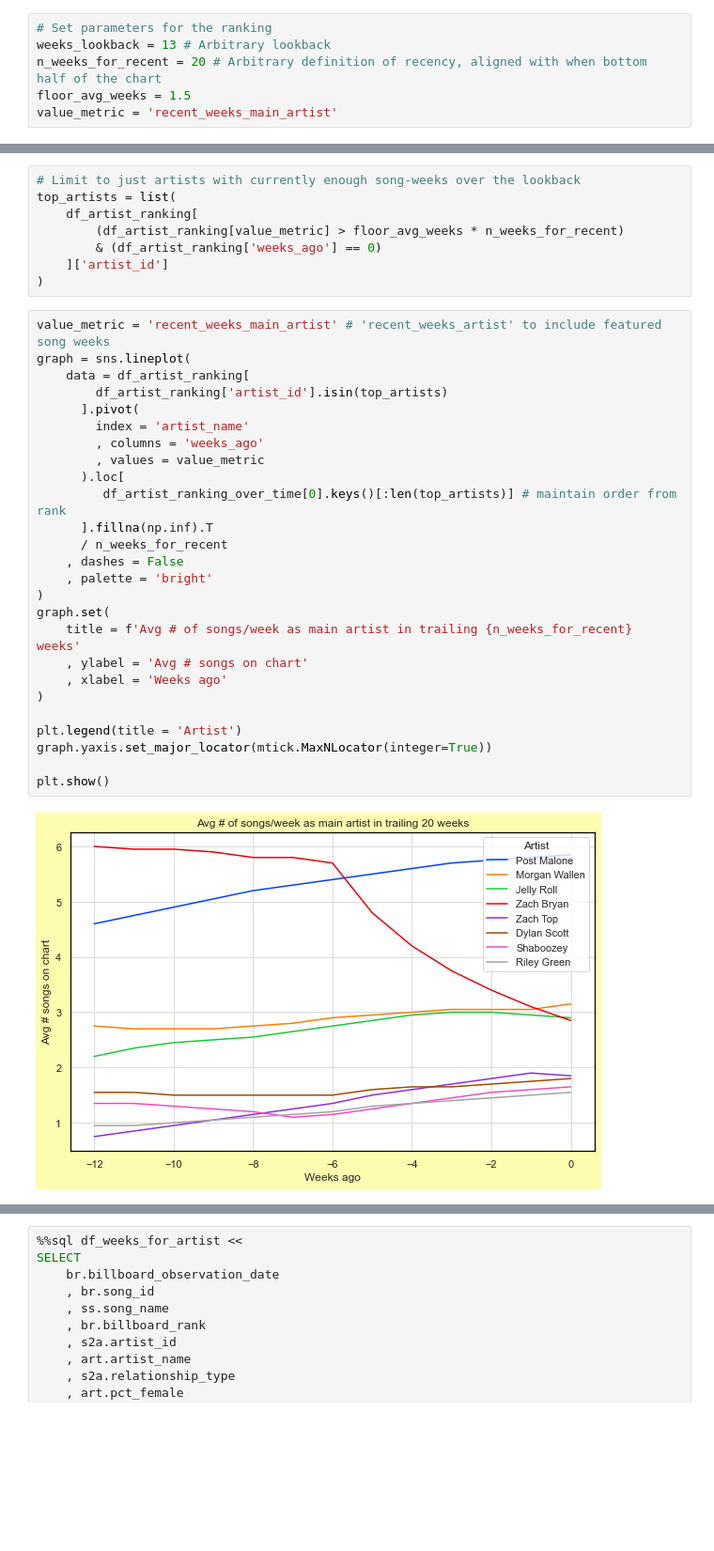
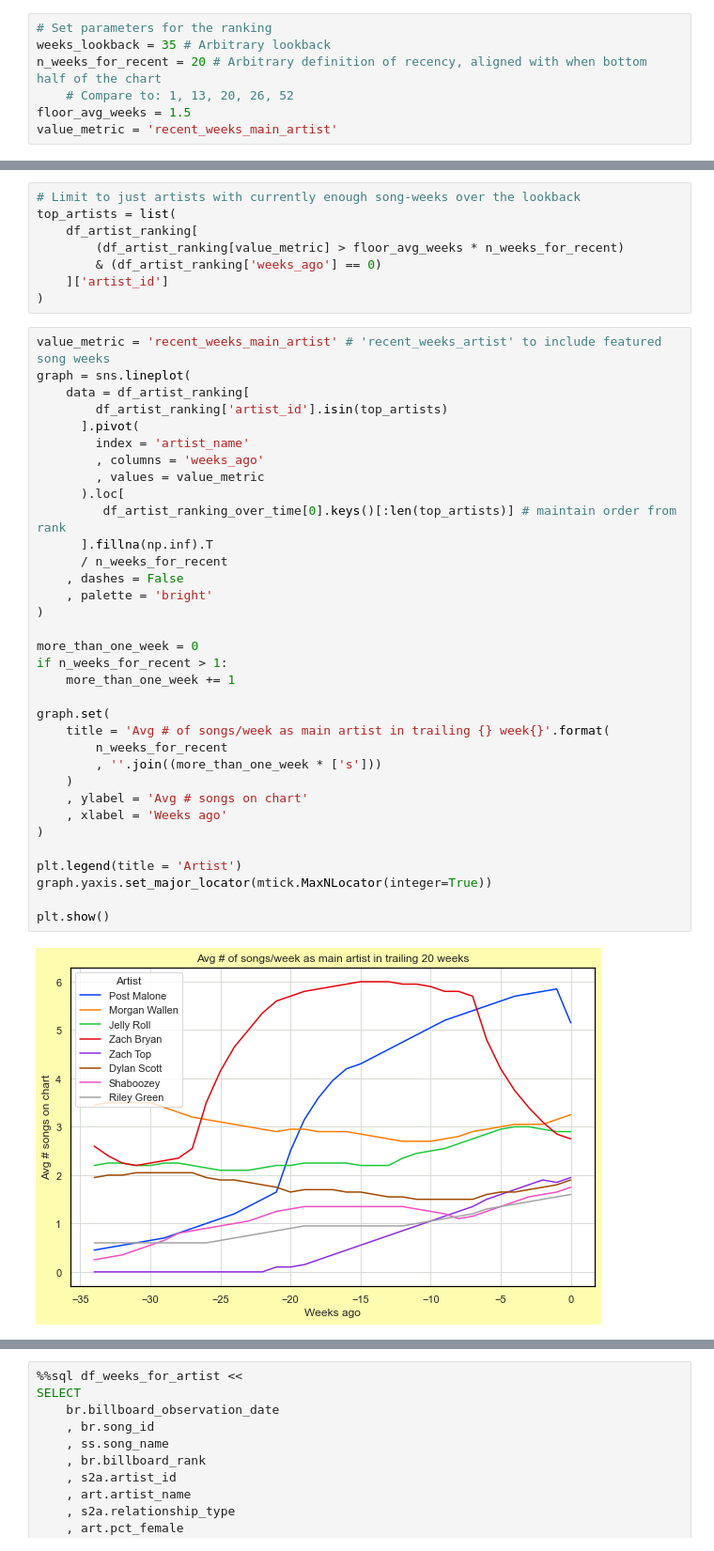
Before and after one commit to jwmanahan/billboard, a Jupyter notebook: add_new_week.ipynb, the cells around one changed output, grey strips where cells are left out. Shown at 94% size. Saved outputs shown, nothing was run; the diff lists cells and outputs as text; blank space fills up the shorter version.

```diff
--- a/add_new_week.ipynb
+++ b/add_new_week.ipynb
@@ -401,8 +381,9 @@ In a command terminal
 ## Run the ranking SQL script
 # %%
 # Set parameters for the ranking
-weeks_lookback = 13 # Arbitrary lookback
+weeks_lookback = 35 # Arbitrary lookback
 n_weeks_for_recent = 20 # Arbitrary definition of recency, aligned with when bottom half of the chart
+    # Compare to: 1, 13, 20, 26, 52
 floor_avg_weeks = 1.5
 value_metric = 'recent_weeks_main_artist'
 # %%
@@ -496,31 +471,39 @@ top_artists = list(
 # %%
 value_metric = 'recent_weeks_main_artist' # 'recent_weeks_artist' to include featured song weeks
 graph = sns.lineplot(
     data = df_artist_ranking[
         df_artist_ranking['artist_id'].isin(top_artists)
       ].pivot(
         index = 'artist_name'
         , columns = 'weeks_ago'
         , values = value_metric
       ).loc[
          df_artist_ranking_over_time[0].keys()[:len(top_artists)] # maintain order from rank
       ].fillna(np.inf).T
       / n_weeks_for_recent
     , dashes = False
     , palette = 'bright'
 )
+
+more_than_one_week = 0
+if n_weeks_for_recent > 1:
+    more_than_one_week += 1
+
 graph.set(
-    title = f'Avg # of songs/week as main artist in trailing {n_weeks_for_recent} weeks'
+    title = 'Avg # of songs/week as main artist in trailing {} week{}'.format(
+        n_weeks_for_recent
+        , ''.join((more_than_one_week * ['s']))
+    )
     , ylabel = 'Avg # songs on chart'
     , xlabel = 'Weeks ago'
 )
 
 plt.legend(title = 'Artist')
 graph.yaxis.set_major_locator(mtick.MaxNLocator(integer=True))
 
 plt.show()
 # %% [output]
-[figure, old version]
+[figure, new version]
 # %%
 # Current artist rankings
 pd.set_option('display.max_rows', 115)
```
Also changed, not shown: parts of 27 cells of this notebook, 4 other files.
